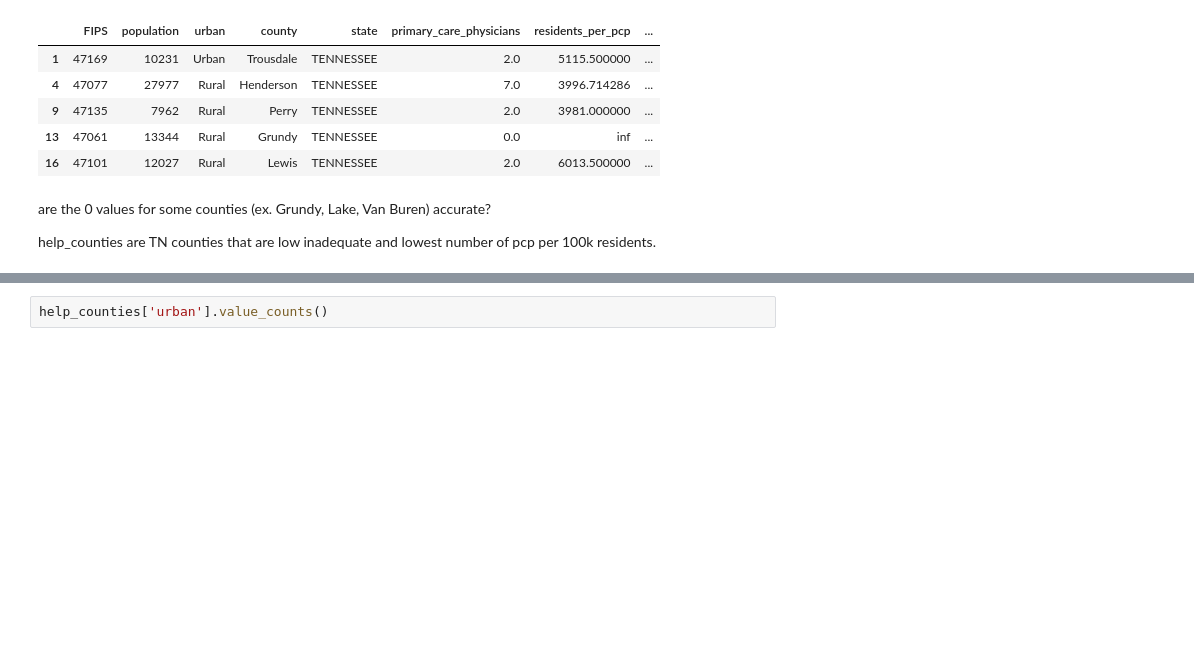
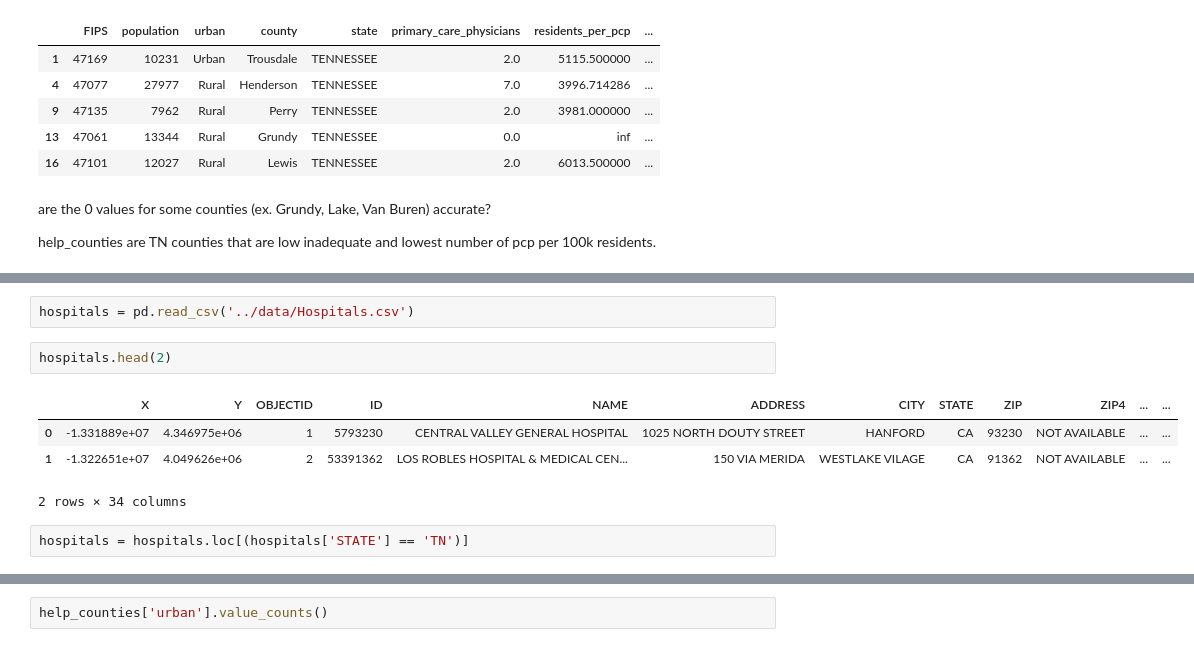
Before and after one commit to ludermln/data-science-essentials-4, a Jupyter notebook: notebooks/Week_2_3_4_tasks.ipynb, the cells around one changed output, grey strips where cells are left out. Drawn from its saved outputs; the diff is of its cells as text; blank space fills up the shorter version.

```diff
--- a/notebooks/Week_2_3_4_tasks.ipynb
+++ b/notebooks/Week_2_3_4_tasks.ipynb
@@ -710,0 +719,11 @@ help_counties are TN counties that are low inadequate and lowest number of pcp p
+# %%
+hospitals = pd.read_csv('../data/Hospitals.csv')
+# %%
+hospitals.head(2)
+# %% [output]
+|  | X | Y | OBJECTID | ID | NAME | ADDRESS | CITY | STATE | ZIP | ZIP4 | ... | ... |
+| 0 | -1.331889e+07 | 4.346975e+06 | 1 | 5793230 | CENTRAL VALLEY GENERAL HOSPITAL | 1025 NORTH DOUTY STREET | HANFORD | CA | 93230 | NOT AVAILABLE | ... | ... |
+| 1 | -1.322651e+07 | 4.049626e+06 | 2 | 53391362 | LOS ROBLES HOSPITAL & MEDICAL CEN... | 150 VIA MERIDA | WESTLAKE VILAGE | CA | 91362 | NOT AVAILABLE | ... | ... |
+2 rows × 34 columns
+# %%
+hospitals = hospitals.loc[(hospitals['STATE'] == 'TN')]
```
Also changed, not shown: parts of 12 cells of this notebook, 5 other files.
